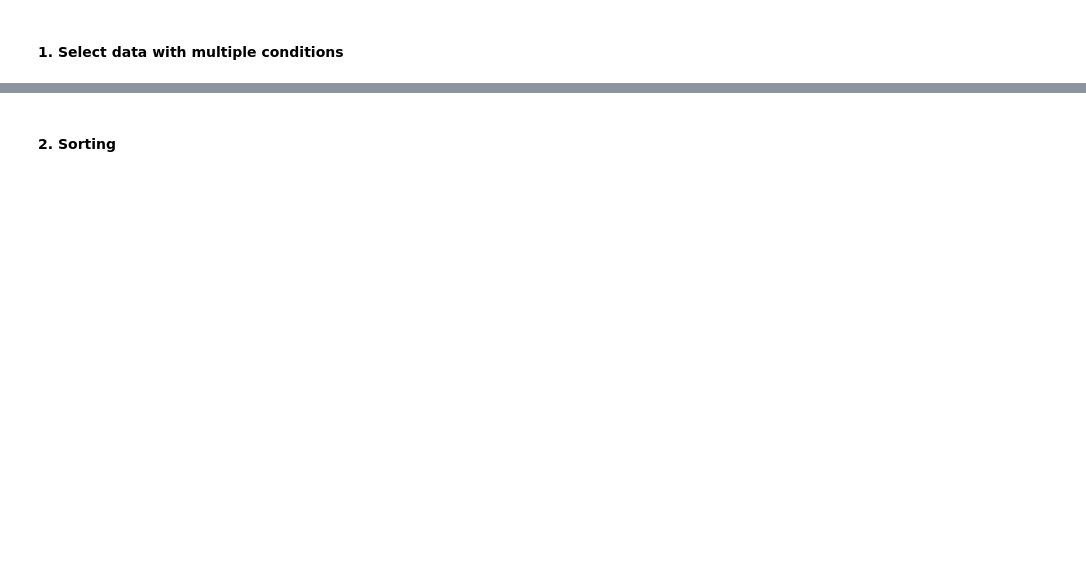
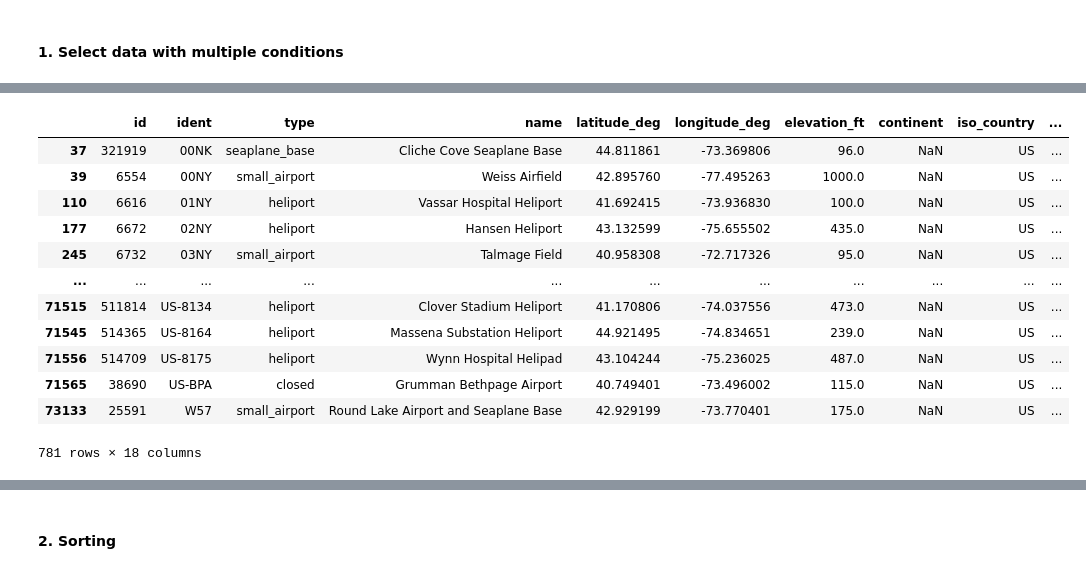
Before and after one commit to ch00226855/DataAnalysisFall2023, a Jupyter notebook: Week11_02_MultipleDatasets.ipynb, the cells around one changed output, grey strips where cells are left out. Saved outputs shown, nothing was run; the diff lists cells and outputs as text; code cells hidden in the pictures; blank space fills up the shorter version.

```diff
--- a/Week11_02_MultipleDatasets.ipynb
+++ b/Week11_02_MultipleDatasets.ipynb
@@ -57 +199,19 @@ airports.head()
+# %%
+# Using the iso-code "US-NY", we can extract all airport in
+# New York State
+airports[airports['iso_region'] == "US-NY"]
+# %% [output]
+|  | id | ident | type | name | latitude_deg | longitude_deg | elevation_ft | continent | iso_country | ... |
+| 37 | 321919 | 00NK | seaplane_base | Cliche Cove Seaplane Base | 44.811861 | -73.369806 | 96.0 | NaN | US | ... |
+| 39 | 6554 | 00NY | small_airport | Weiss Airfield | 42.895760 | -77.495263 | 1000.0 | NaN | US | ... |
+| 110 | 6616 | 01NY | heliport | Vassar Hospital Heliport | 41.692415 | -73.936830 | 100.0 | NaN | US | ... |
+| 177 | 6672 | 02NY | heliport | Hansen Heliport | 43.132599 | -75.655502 | 435.0 | NaN | US | ... |
+| 245 | 6732 | 03NY | small_airport | Talmage Field | 40.958308 | -72.717326 | 95.0 | NaN | US | ... |
+| ... | ... | ... | ... | ... | ... | ... | ... | ... | ... | ... |
+| 71515 | 511814 | US-8134 | heliport | Clover Stadium Heliport | 41.170806 | -74.037556 | 473.0 | NaN | US | ... |
+| 71545 | 514365 | US-8164 | heliport | Massena Substation Heliport | 44.921495 | -74.834651 | 239.0 | NaN | US | ... |
+| 71556 | 514709 | US-8175 | heliport | Wynn Hospital Helipad | 43.104244 | -75.236025 | 487.0 | NaN | US | ... |
+| 71565 | 38690 | US-BPA | closed | Grumman Bethpage Airport | 40.749401 | -73.496002 | 115.0 | NaN | US | ... |
+| 73133 | 25591 | W57 | small_airport | Round Lake Airport and Seaplane Base | 42.929199 | -73.770401 | 175.0 | NaN | US | ... |
+781 rows × 18 columns
 # %%
```
Also changed, not shown: parts of 40 cells of this notebook, 1 other file.
